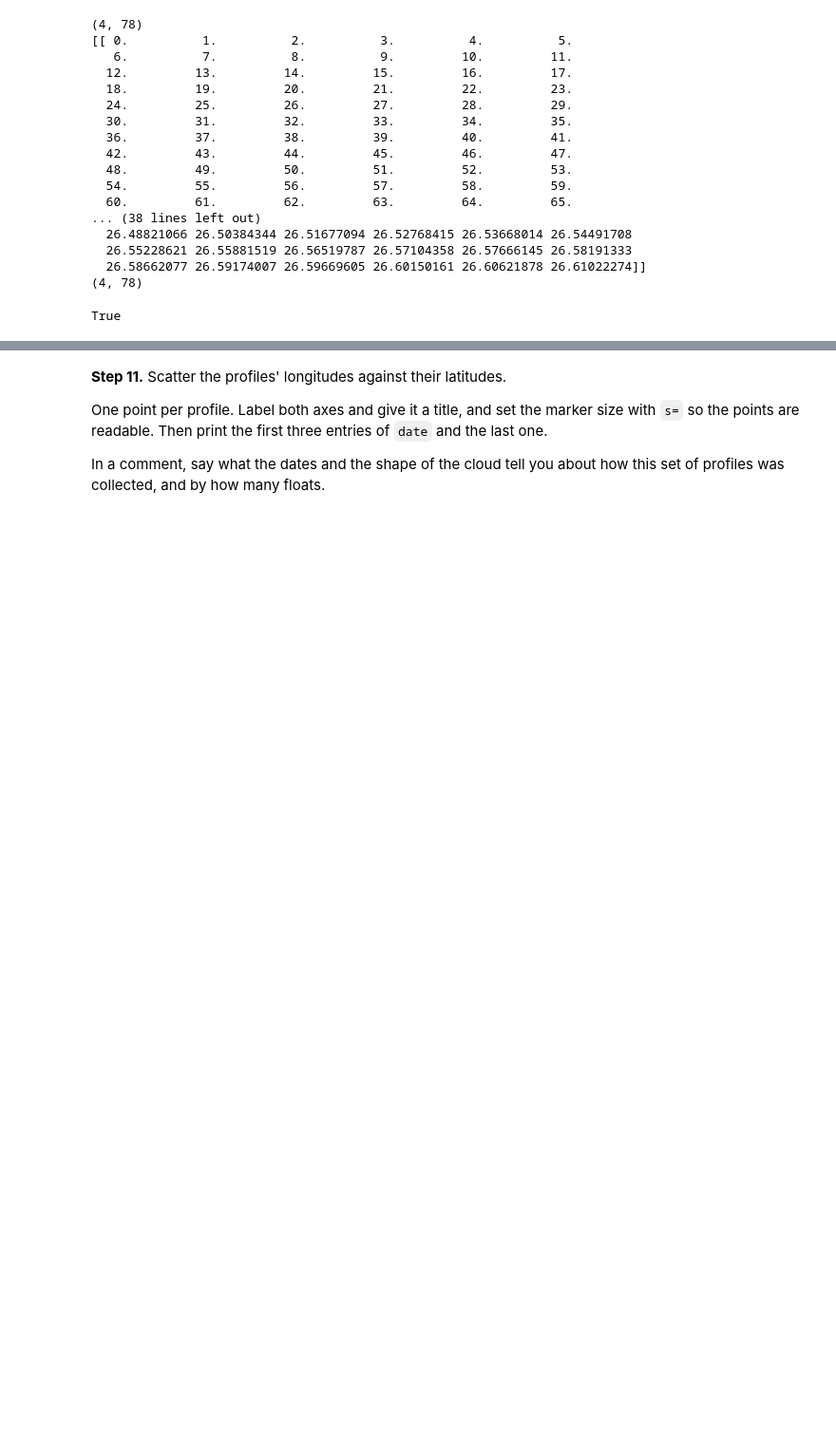
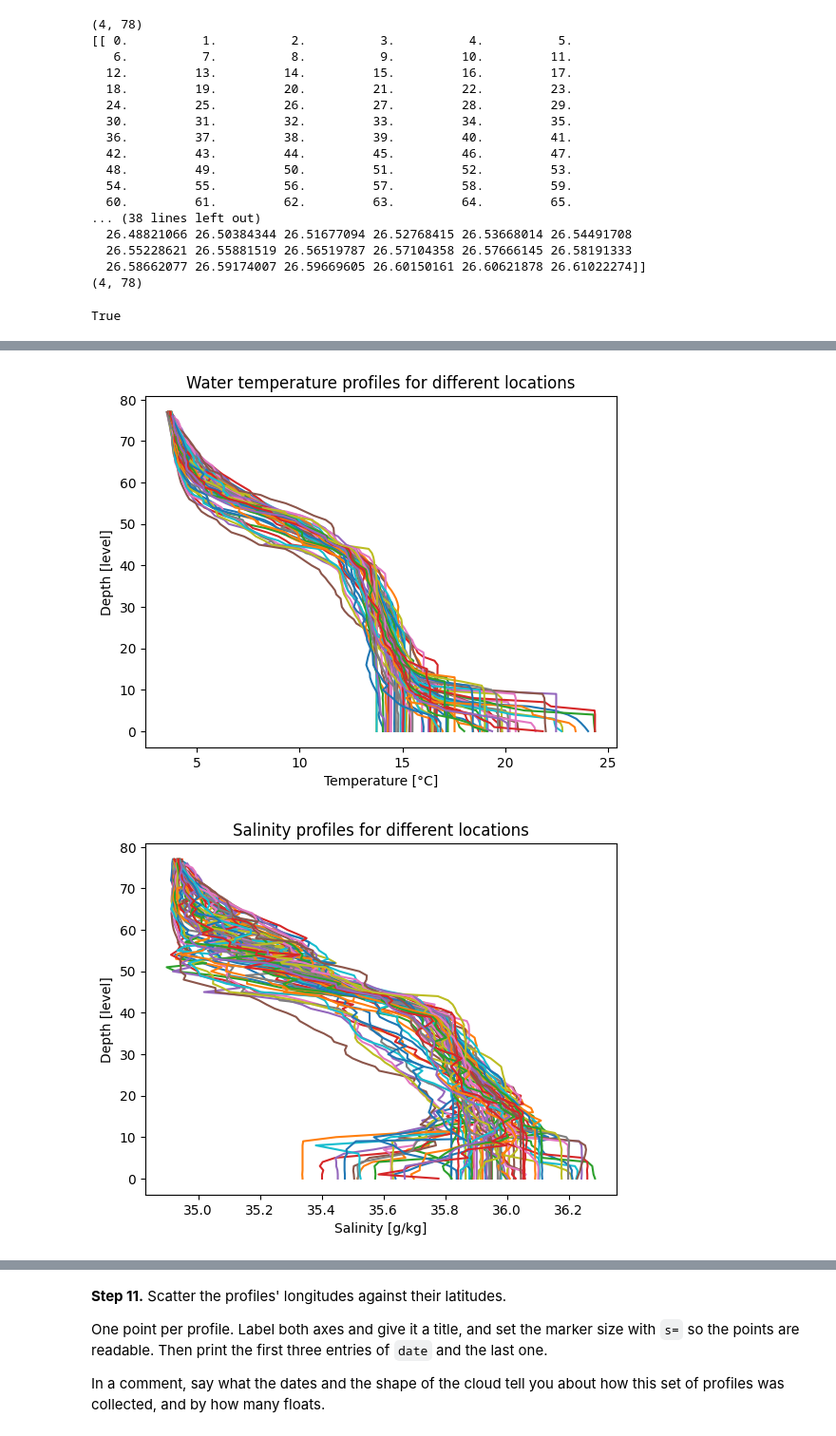
Before and after one commit to cindymonnet/2026_Intro_Python, a Jupyter notebook: live/part-I/1.3-numpy-environmental-exercises.ipynb, the cells around one changed output, grey strips where cells are left out. Shown at 95% size. Cells and saved outputs as stored; diff of their text form; code cells hidden in the pictures; blank space fills up the shorter version.

```diff
--- a/live/part-I/1.3-numpy-environmental-exercises.ipynb
+++ b/live/part-I/1.3-numpy-environmental-exercises.ipynb
@@ -387,8 +387,40 @@ It will look messy, because 75 profiles are drawn on top of each other.
 
 <em>The salinity panel, as a check on yours. Label the axes and give each figure a title.</em>
 # %%
-# Your solution here
+import matplotlib.pyplot as plt
+
+plt.figure()
+plt.plot(T, level)
+plt.xlabel('Temperature [°C]')
+plt.ylabel('Depth [level]')
+plt.title('Water temperature profiles for different locations')
+plt.show()
+
+plt.figure()
+plt.plot(S, level)
+plt.xlabel('Salinity [g/kg]')
+plt.ylabel('Depth [level]')
+plt.title('Salinity profiles for different locations')
+plt.show()
+
+plt.figure()
+plt.plot(P, level)
+plt.xlabel('Pressure')
+plt.ylabel('Depth [level]')
+plt.title('Pressure at different locations')
+plt.show()
+
+plt.figure()
+plt.plot(relative_density, level)
+plt.xlabel('Relative density')
+plt.ylabel('Depth [level]')
+plt.title('Relative density profiles for different locations')
+plt.show()
+
 # Hint: plt.figure() before each variable's plot, plt.show() after it
 # Hint: plt.plot(S, level) draws one line per column of S
 # Hint: the semicolon at the end of a plt.plot call suppresses the list of line objects
 # Hint: plt.xlabel, plt.ylabel and plt.title each take a string
+# %% [output]
+[figure, added]
+[figure, added]
```
Also changed, not shown: parts of 1 cell of this notebook.
